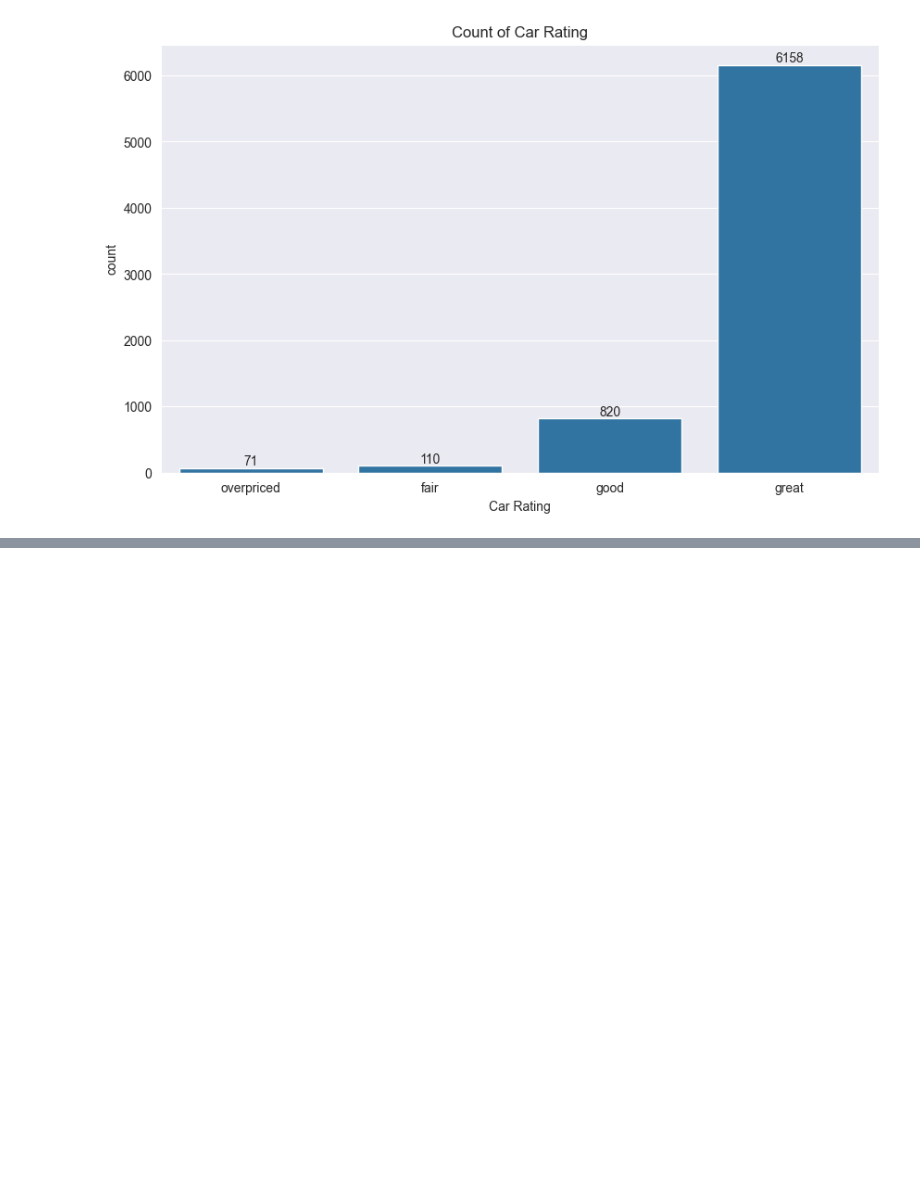
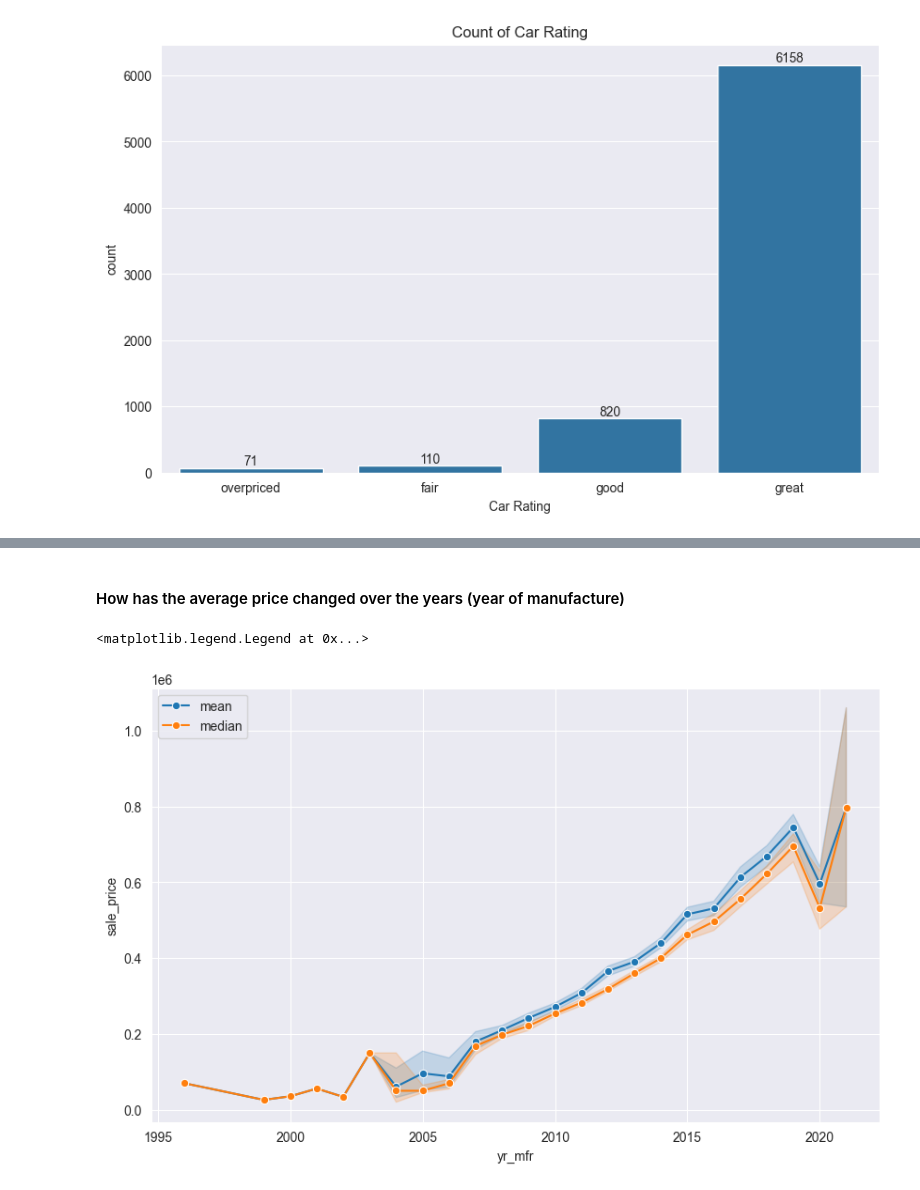
Before and after one commit to danielphilip12/Car-Price-Prediction, a Jupyter notebook: EDA.ipynb, the cells around one changed output, grey strips where cells are left out. Drawn from its saved outputs; the diff is of its cells as text; code cells hidden in the pictures; blank space fills up the shorter version.

```diff
--- a/EDA.ipynb
+++ b/EDA.ipynb
@@ -401,0 +434,9 @@ Text(0.5, 1.0, 'Count of Car Rating')
+# %% [markdown]
+#### How has the average price changed over the years (year of manufacture)
+# %%
+sns.lineplot(data=df, x='yr_mfr', y='sale_price', marker='o', estimator='mean', label='mean')
+sns.lineplot(data=df, x='yr_mfr', y='sale_price', marker='o', estimator='median', label='median')
+plt.legend()
+# %% [output]
+<matplotlib.legend.Legend at 0x...>
+[figure, added]
```
Also changed, not shown: parts of 9 cells of this notebook, 3 other files.
